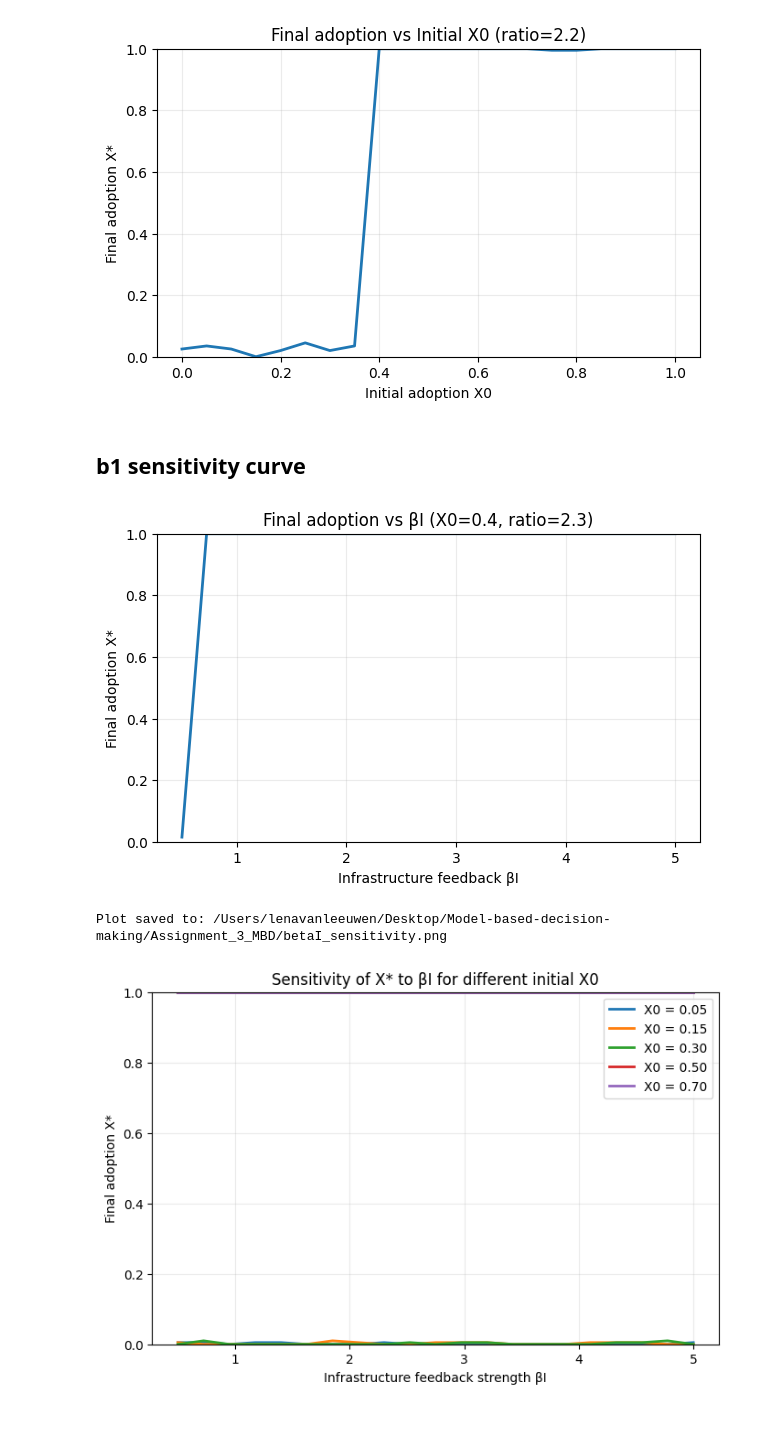
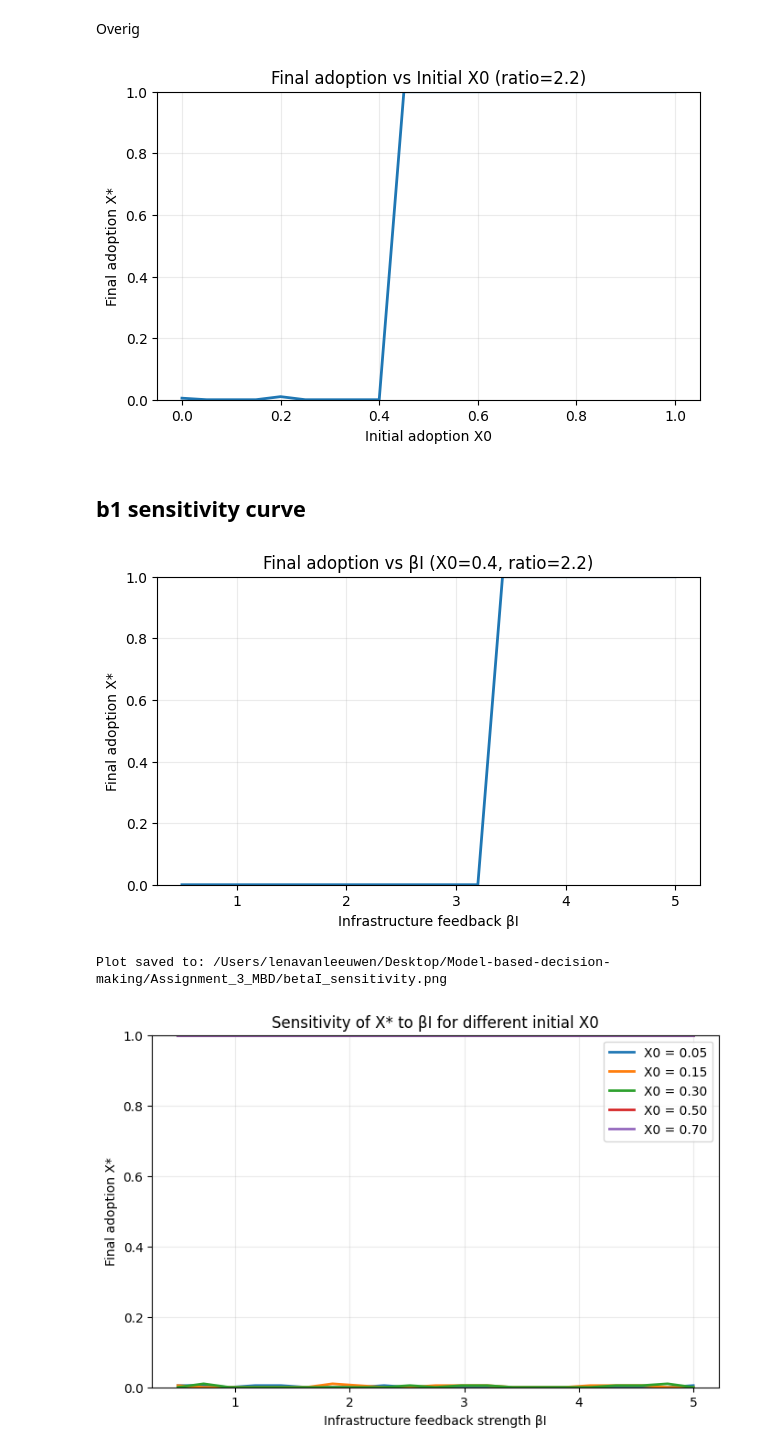
Before and after one commit to LenavanLeeuwen04/Assignment_3_MBD, a Jupyter notebook: testLena.ipynb, the cells around one changed output. Drawn from its saved outputs; the diff is of its cells as text; code cells hidden in the pictures; blank space fills up the shorter version.

```diff
--- a/testLena.ipynb
+++ b/testLena.ipynb
@@ -408,19 +408,21 @@ def final_mean_adoption_vs_ratio(
     init_noise_I: float = 0.04,
     strategy_choice_func: str = "imitate",
     tau: float = 1.0,
+    seed: int = 42,
 ) -> np.ndarray:
     """Compute mean final adoption across a sweep of ratio values.
 
     For each ratio, average over `batch_size` trials with jittered `I0` and seeds.
     Returns a numpy array of means aligned with `ratio_values` order.
     """
+    rng = np.random.default_rng(seed)
     ratios = list(ratio_values)
     means: List[float] = []
     for ratio in ratios:
         finals: List[float] = []
-        for _ in range(batch_size):
-            I0_j = float(np.clip(np.random.normal(loc=I0, scale=init_noise_I), 0.0, 1.0))
-            seed_j = np.random.randint(0, 2**31 - 1)
+        for i in range(batch_size):
+            I0_j = float(np.clip(rng.normal(loc=I0, scale=init_noise_I), 0.0, 1.0))
+            seed_j = seed + i + int(ratio*1000)  # uniek per batch en ratio, maar reproduceerbaar
             x_star = run_network_trial(
                 X0_frac,
                 ratio,
@@ -628,7 +631,7 @@ model = EVStagHuntModel(
     network_type="random",
     collect=True,
     strategy_choice_func="logit",  # ← change here
-    tau=0.5                        # ← moderate exploration
+    tau=1                       # ← moderate exploration
 )
 
 set_initial_adopters(model, X0_frac=0.3, method="degree", high=True)
@@ -863,0 +1120,20 @@ def run_X0_sweep_plot(model_class,
+# %%
+# Gebruik net als plot_ratio_sweep
+sweep_df = betaI_sweep_df(
+    X0_frac=0.40,
+    betaI_values=np.linspace(0.0, 5.0, 31),
+    scenario_kwargs=None,
+    T=200,
+    batch_size=16,
+    strategy_choice_func="logit",
+    tau=1.0,
+)
+
+fig, ax = plt.subplots(figsize=(7,4))
+ax.plot(sweep_df["beta_I"], sweep_df["X_mean"], color="C0", lw=2)
+ax.set_xlabel("β_I (infrastructure feedback)")
+ax.set_ylabel("Final adoption X*")
+ax.set_title(f"X* vs β_I for X0=0.4")
+ax.set_ylim(0.0,1.0)
+ax.grid(True, alpha=0.25)
+plt.show()
@@ -863,0 +1142,2 @@ def run_X0_sweep_plot(model_class,
+# %% [markdown]
+Overig
@@ -864,22 +1196,23 @@ def run_X0_sweep_plot(model_class,
 # %%
 df, path = run_X0_sweep_plot(
     EVStagHuntModel,
     X0_values=np.linspace(0,1,21),
     ratio=2.2,
     I0=0.05,
     T=100,
     n_nodes=200,
     beta_I=2.0,
     b=1.0,
     g_I=0.05,
     network_type="random",
     strategy_choice_func="logit",
-    tau=2.0
+    tau=1,
+    seed=42
 )
 
 print()
 # %% [output]
-[figure, old version]
+[figure, new version]
 # %% [markdown]
 ## b1 sensitivity curve
 # %%
@@ -941,21 +1276,22 @@ df, path = run_betaI_sweep_plot(
     EVStagHuntModel,
     beta_values=np.linspace(0.5, 5.0, 21),
     X0_frac=0.4,
-    ratio=2.3,
+    ratio=2.2,
     I0=0.05,
     T=150,
     n_nodes=200,
     b=1.0,
     g_I=0.10,
     network_type="random",
-    strategy_choice_func="logit"
+    strategy_choice_func="logit",
+    seed=42
 )
 
 print("Plot saved to:", path)
 
 print()
 # %% [output]
-[figure, old version]
+[figure, new version]
 Plot saved to: /Users/lenavanleeuwen/Desktop/Model-based-decision-making/Assignment_3_MBD/betaI_sensitivity.png
 # %%
 def run_multi_X0_betaI_sweep(
```
Also changed, not shown: parts of 16 cells of this notebook, 1 other file.
